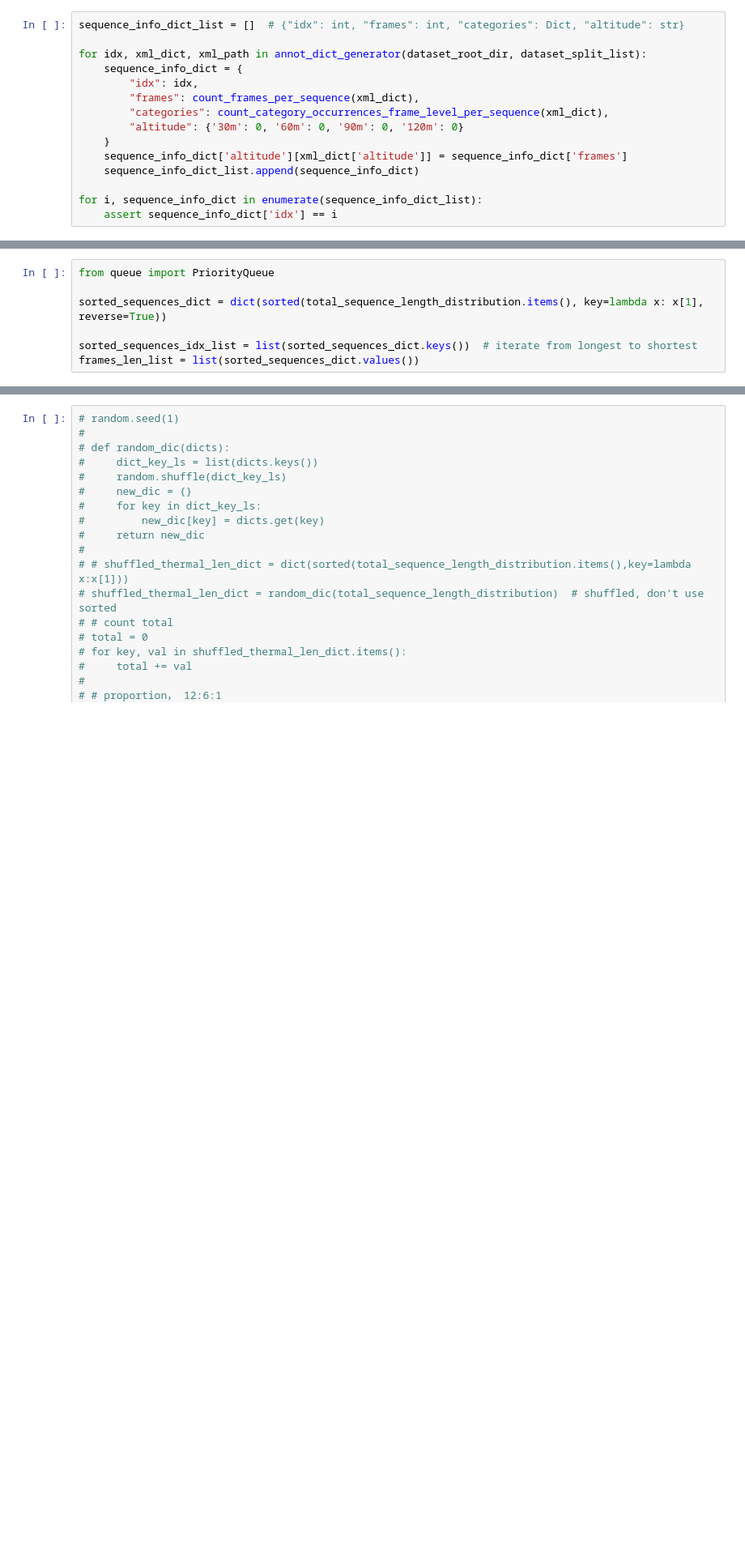
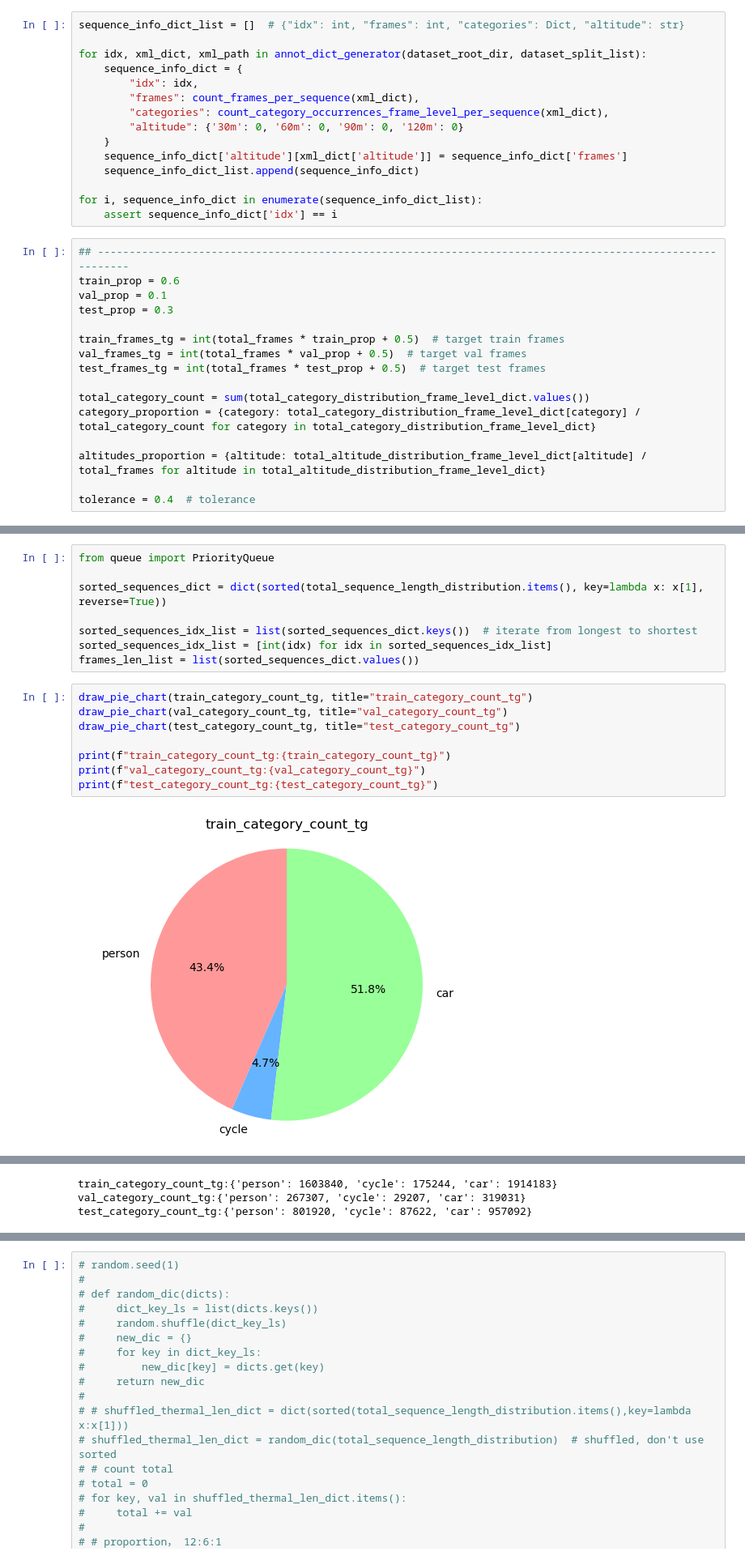
Before and after one commit to fkcptlst/rgbt_dataset, a Jupyter notebook: dataset_analysis.ipynb, the cells around one changed output, grey strips where cells are left out. Shown: that part at 81% size. Cells and saved outputs as stored; diff of their text form; blank space fills up the shorter version.

```diff
--- a/dataset_analysis.ipynb
+++ b/dataset_analysis.ipynb
@@ -149,4 +199,20 @@ for idx, xml_dict, xml_path in annot_dict_generator(dataset_root_dir, dataset_sp
 
 for i, sequence_info_dict in enumerate(sequence_info_dict_list):
     assert sequence_info_dict['idx'] == i
+# %%
+## ----------------------------------------------------------------------------------------------------------
+train_prop = 0.6
+val_prop = 0.1
+test_prop = 0.3
+
+train_frames_tg = int(total_frames * train_prop + 0.5)  # target train frames
+val_frames_tg = int(total_frames * val_prop + 0.5)  # target val frames
+test_frames_tg = int(total_frames * test_prop + 0.5)  # target test frames
+
+total_category_count = sum(total_category_distribution_frame_level_dict.values())
+category_proportion = {category: total_category_distribution_frame_level_dict[category] / total_category_count for category in total_category_distribution_frame_level_dict}
+
+altitudes_proportion = {altitude: total_altitude_distribution_frame_level_dict[altitude] / total_frames for altitude in total_altitude_distribution_frame_level_dict}
+
+tolerance = 0.4  # tolerance
 # %%
@@ -204,4 +260,15 @@ from queue import PriorityQueue
 sorted_sequences_dict = dict(sorted(total_sequence_length_distribution.items(), key=lambda x: x[1], reverse=True))
 
 sorted_sequences_idx_list = list(sorted_sequences_dict.keys())  # iterate from longest to shortest
+sorted_sequences_idx_list = [int(idx) for idx in sorted_sequences_idx_list]
 frames_len_list = list(sorted_sequences_dict.values())
+# %%
+draw_pie_chart(train_category_count_tg, title="train_category_count_tg")
+draw_pie_chart(val_category_count_tg, title="val_category_count_tg")
+draw_pie_chart(test_category_count_tg, title="test_category_count_tg")
+
+print(f"train_category_count_tg:{train_category_count_tg}")
+print(f"val_category_count_tg:{val_category_count_tg}")
+print(f"test_category_count_tg:{test_category_count_tg}")
+# %% [output]
+[figure, added]
@@ -207,0 +277,3 @@ frames_len_list = list(sorted_sequences_dict.values())
+train_category_count_tg:{'person': 1603840, 'cycle': 175244, 'car': 1914183}
+val_category_count_tg:{'person': 267307, 'cycle': 29207, 'car': 319031}
+test_category_count_tg:{'person': 801920, 'cycle': 87622, 'car': 957092}
```
Also changed, not shown: parts of 24 cells of this notebook, 1 other file.
